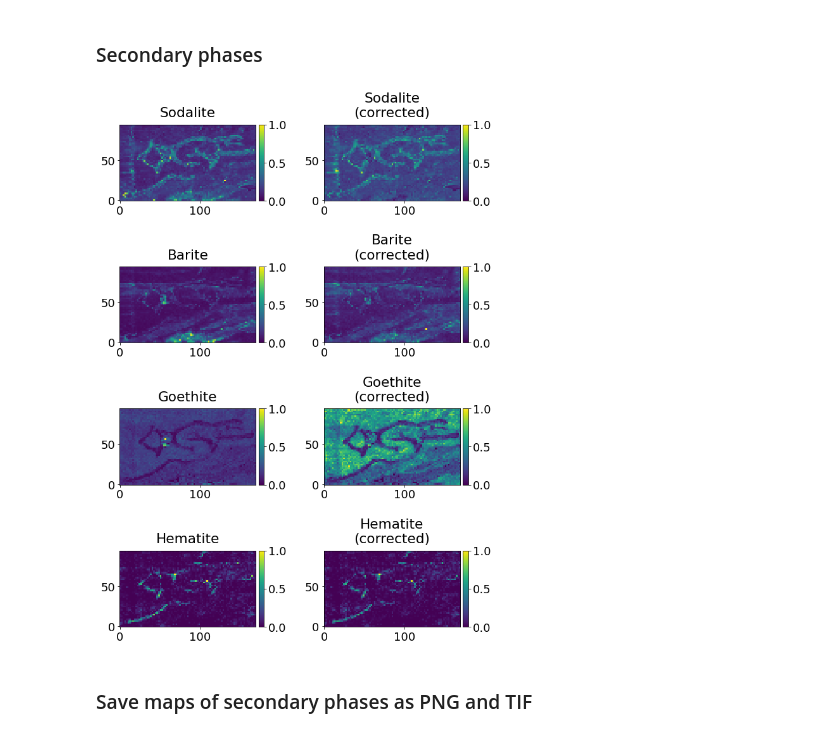
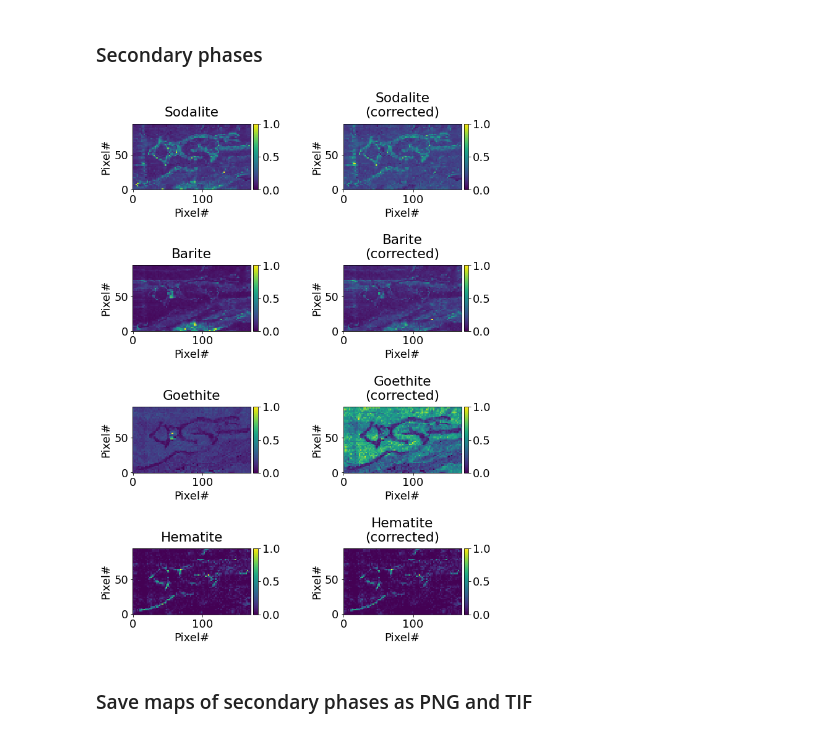
Before and after one commit to DarioZappala/XRDAnalysis, a Jupyter notebook: XRD_match.ipynb, the cells around one changed output. Saved outputs shown, nothing was run; the diff lists cells and outputs as text; code cells hidden in the pictures.

```diff
--- a/XRD_match.ipynb
+++ b/XRD_match.ipynb
@@ -191,7 +193,7 @@ if include_xrf_filter:
 else:
     n_cols = 2
 fig, axs = subplots(len(gm.phases), n_cols, figsize = (4.5 * n_cols, 3 * len(gm.phases)))
-fig.tight_layout(h_pad = 4, w_pad = 2)
+fig.tight_layout(h_pad = 5, w_pad = 4)
 
 for i, phase in enumerate(gm.phases):
     if (len(gm.phases) > 1):
@@ -203,6 +205,8 @@ for i, phase in enumerate(gm.phases):
     im = ax.imshow(matrix_plot, interpolation = 'none', vmin = 0)
     colorbar(im, ax = ax, cax = ax.inset_axes(position_colorbar))
     ax.set_title(phase.label, y = 1.05)
+    ax.set_xlabel(r'Pixel#')
+    ax.set_ylabel(r'Pixel#')
 
     if (len(gm.phases) > 1):
         ax = axs[i, 1]
@@ -213,6 +217,8 @@ for i, phase in enumerate(gm.phases):
     im = ax.imshow(matrix_plot, interpolation = 'none', vmin = 0)
     colorbar(im, ax = ax, cax = ax.inset_axes(position_colorbar))
     ax.set_title(phase.label + '\n(corrected)', y = 1.05)
+    ax.set_xlabel(r'Pixel#')
+    ax.set_ylabel(r'Pixel#')
 
     if include_xrf_filter:
         indices_associated_elements = []
@@ -238,6 +244,8 @@ for i, phase in enumerate(gm.phases):
             cb = colorbar(im, ax = ax, cax = ax.inset_axes(position_colorbar), format = formatter)
             cb.ax.yaxis.set_offset_position('left')
             ax.set_title('\n'.join([data_xrf.metadata['labels'][idx] for idx in indices_associated_elements]), y = 1.05)
+            ax.set_xlabel(r'Pixel#')
+            ax.set_ylabel(r'Pixel#')
 
             if (len(gm.phases) > 1):
                 ax = axs[i, 3]
@@ -250,6 +258,8 @@ for i, phase in enumerate(gm.phases):
             im = ax.imshow(map_xrd_corrected, interpolation = 'none', vmin = 0)
             colorbar(im, ax = ax, cax = ax.inset_axes(position_colorbar))
             ax.set_title(phase.label + '\n(corrected and filtered)', y = 1.05)
+            ax.set_xlabel(r'Pixel#')
+            ax.set_ylabel(r'Pixel#')
 
 show()
 # %% [output]
@@ -485,7 +495,7 @@ if include_xrf_filter:
 else:
     n_cols = 2
 fig, axs = subplots(len(gm1.phases), n_cols, figsize = (4.5 * n_cols, 3 * len(gm1.phases)))
-fig.tight_layout(h_pad = 4, w_pad = 2)
+fig.tight_layout(h_pad = 5, w_pad = 4)
 
 for i, phase in enumerate(gm1.phases):
     if (len(gm1.phases) > 1):
@@ -497,6 +507,8 @@ for i, phase in enumerate(gm1.phases):
     im = ax.imshow(matrix_plot, interpolation = 'none', vmin = 0)
     colorbar(im, ax = ax, cax = ax.inset_axes(settings_colorbar))
     ax.set_title(phase.label, y = 1.05)
+    ax.set_xlabel(r'Pixel#')
+    ax.set_ylabel(r'Pixel#')
 
     if (len(gm1.phases) > 1):
         ax = axs[i, 1]
@@ -507,6 +519,8 @@ for i, phase in enumerate(gm1.phases):
     im = ax.imshow(matrix_plot, interpolation = 'none', vmin = 0)
     colorbar(im, ax = ax, cax = ax.inset_axes(settings_colorbar))
     ax.set_title(phase.label + '\n(corrected)', y = 1.05)
+    ax.set_xlabel(r'Pixel#')
+    ax.set_ylabel(r'Pixel#')
 
     if include_xrf_filter:
         indices_associated_elements = []
@@ -532,6 +546,8 @@ for i, phase in enumerate(gm1.phases):
             cb = colorbar(im, ax = ax, cax = ax.inset_axes(settings_colorbar), format = formatter)
             cb.ax.yaxis.set_offset_position('left')
             ax.set_title('\n'.join([data_xrf.metadata['labels'][idx] for idx in indices_associated_elements]), y = 1.05)
+            ax.set_xlabel(r'Pixel#')
+            ax.set_ylabel(r'Pixel#')
 
             if (len(gm1.phases) > 1):
                 ax = axs[i, 3]
@@ -544,6 +560,8 @@ for i, phase in enumerate(gm1.phases):
             im = ax.imshow(map_xrd_corrected, interpolation = 'none', vmin = 0)
             colorbar(im, ax = ax, cax = ax.inset_axes(settings_colorbar))
             ax.set_title(phase.label + '\n(corrected and filtered)', y = 1.05)
+            ax.set_xlabel(r'Pixel#')
+            ax.set_ylabel(r'Pixel#')
 
 show()
 # %% [output]
@@ -561,7 +579,7 @@ if include_xrf_filter:
 else:
     n_cols = 2
 fig, axs = subplots(len(gm2.phases), n_cols, figsize = (4.5 * n_cols, 3 * len(gm2.phases)))
-fig.tight_layout(h_pad = 4, w_pad = 2)
+fig.tight_layout(h_pad = 5, w_pad = 4)
 
 for i, phase in enumerate(gm2.phases):
     if (len(gm2.phases) > 1):
@@ -573,6 +591,8 @@ for i, phase in enumerate(gm2.phases):
     im = ax.imshow(matrix_plot, interpolation = 'none', vmin = 0)
     colorbar(im, ax = ax, cax = ax.inset_axes(settings_colorbar))
     ax.set_title(phase.label, y = 1.05)
+    ax.set_xlabel(r'Pixel#')
+    ax.set_ylabel(r'Pixel#')
 
     if (len(gm2.phases) > 1):
         ax = axs[i, 1]
@@ -583,6 +603,8 @@ for i, phase in enumerate(gm2.phases):
     im = ax.imshow(matrix_plot, interpolation = 'none', vmin = 0)
     colorbar(im, ax = ax, cax = ax.inset_axes(settings_colorbar))
     ax.set_title(phase.label + '\n(corrected)', y = 1.05)
+    ax.set_xlabel(r'Pixel#')
+    ax.set_ylabel(r'Pixel#')
 
     if include_xrf_filter:
         indices_associated_elements = []
@@ -596,34 +618,38 @@ for i, phase in enumerate(gm2.phases):
                     indices_associated_elements.append(j)
         if indices_associated_elements:
 
             if (len(gm2.phases) > 1):
                 ax = axs[i, 2]
             else:
                 ax = axs[2]
             map_xrf = data_xrf.labels[..., indices_associated_elements].min(axis = -1)
             im = ax.imshow(map_xrf, interpolation = 'none', vmin = 0, vmax = None)
             formatter = ScalarFormatter(useMathText = True)
             formatter.set_scientific(True)
             formatter.set_powerlimits((-2, 2))
             cb = colorbar(im, ax = ax, cax = ax.inset_axes(settings_colorbar), format = formatter)
             cb.ax.yaxis.set_offset_position('left')
             ax.set_title('\n'.join([data_xrf.metadata['labels'][idx] for idx in indices_associated_elements]), y = 1.05)
+            ax.set_xlabel(r'Pixel#')
+            ax.set_ylabel(r'Pixel#')
 
             if (len(gm2.phases) > 1):
                 ax = axs[i, 3]
             else:
                 ax = axs[3]
             map_xrd = criterion_2[..., i] / criterion_2[..., i].max()
             map_xrf = map_xrf / map_xrf.max()
             map_xrd_corrected = map_xrd * map_xrf
             map_xrd_corrected /= map_xrd_corrected.max()
             im = ax.imshow(map_xrd_corrected, interpolation = 'none', vmin = 0)
             colorbar(im, ax = ax, cax = ax.inset_axes(settings_colorbar))
             ax.set_title(phase.label + '\n(corrected and filtered)', y = 1.05)
+            ax.set_xlabel(r'Pixel#')
+            ax.set_ylabel(r'Pixel#')
 
 show()
 # %% [output]
-[figure, old version]
+[figure, new version]
 # %% [markdown]
 ### Save maps of secondary phases as PNG and TIF
 # %%
```
Also changed, not shown: parts of 13 cells of this notebook, 2 other files.
